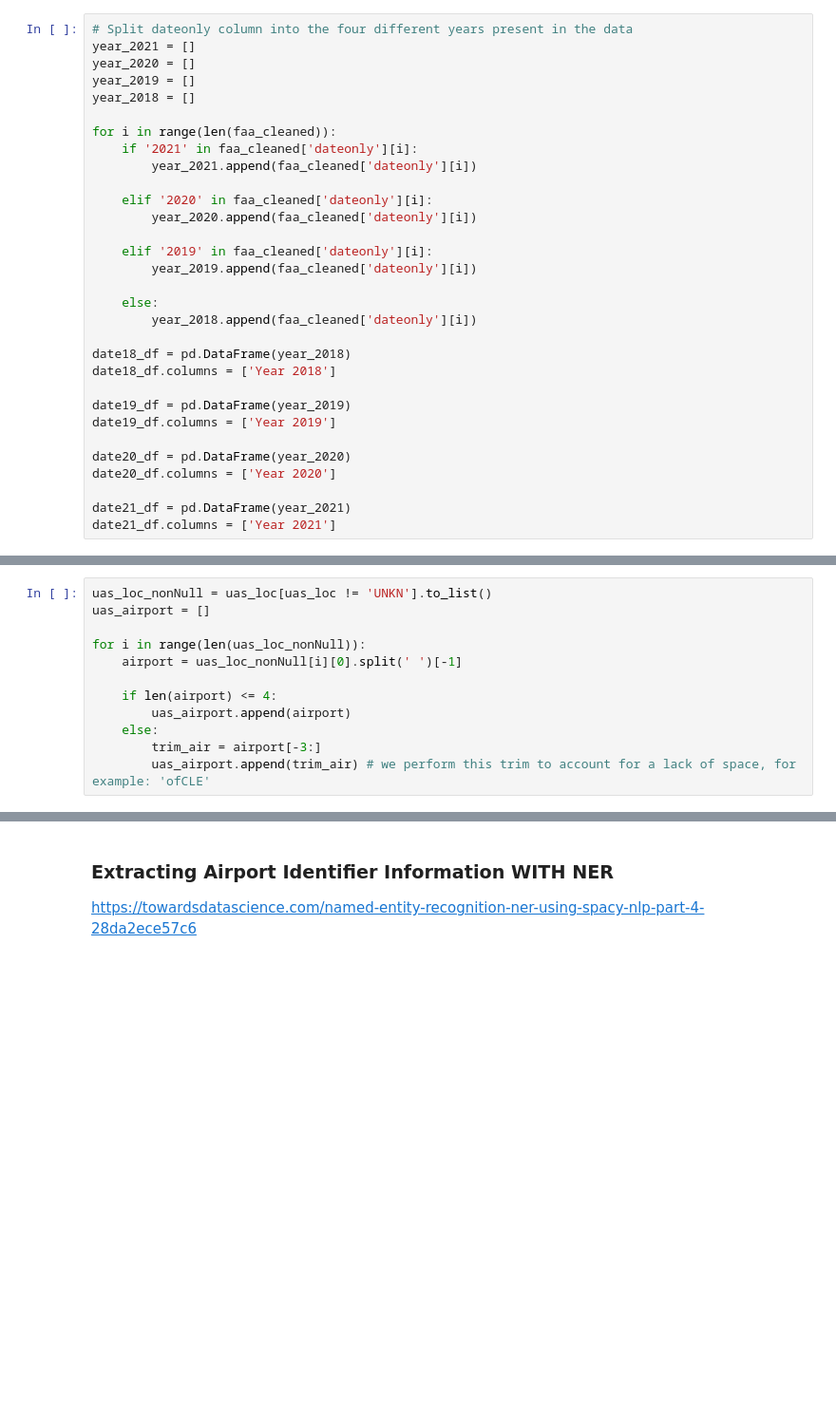
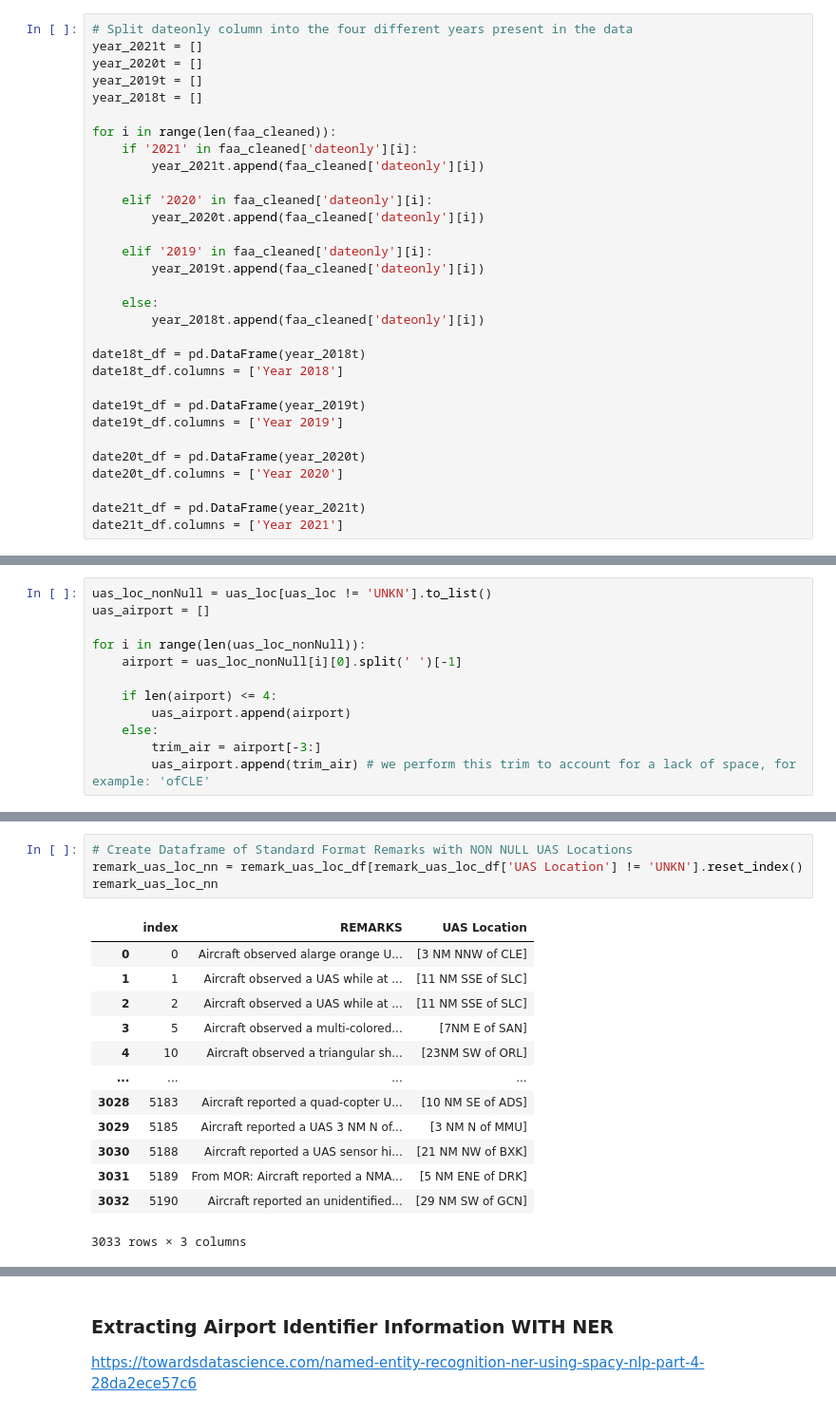
Before and after one commit to LexMG/DAEN690-FAA-UAS, a Jupyter notebook: Standard_Remarks_Exploratory.ipynb, the cells around one changed output, grey strips where cells are left out. Shown at 95% size. Saved outputs shown, nothing was run; the diff lists cells and outputs as text; blank space fills up the shorter version.

```diff
--- a/Standard_Remarks_Exploratory.ipynb
+++ b/Standard_Remarks_Exploratory.ipynb
@@ -70,34 +84,34 @@ Year 2021:  1735 standard remarks entered
 faa_cleaned = pd.read_csv('C:/Users/grace/OneDrive/Desktop/GMU/DAEN690/Incidents_Cleaned.csv',encoding='cp1252')
 # %%
 # Split dateonly column into the four different years present in the data
-year_2021 = []
-year_2020 = []
-year_2019 = []
-year_2018 = []
+year_2021t = []
+year_2020t = []
+year_2019t = []
+year_2018t = []
 
 for i in range(len(faa_cleaned)):
     if '2021' in faa_cleaned['dateonly'][i]:
-        year_2021.append(faa_cleaned['dateonly'][i])
+        year_2021t.append(faa_cleaned['dateonly'][i])
 
     elif '2020' in faa_cleaned['dateonly'][i]:
-        year_2020.append(faa_cleaned['dateonly'][i])
+        year_2020t.append(faa_cleaned['dateonly'][i])
 
     elif '2019' in faa_cleaned['dateonly'][i]:
-        year_2019.append(faa_cleaned['dateonly'][i])
+        year_2019t.append(faa_cleaned['dateonly'][i])
 
     else:
-        year_2018.append(faa_cleaned['dateonly'][i])
+        year_2018t.append(faa_cleaned['dateonly'][i])
 
-date18_df = pd.DataFrame(year_2018)
-date18_df.columns = ['Year 2018']
+date18t_df = pd.DataFrame(year_2018t)
+date18t_df.columns = ['Year 2018']
 
-date19_df = pd.DataFrame(year_2019)
-date19_df.columns = ['Year 2019']
+date19t_df = pd.DataFrame(year_2019t)
+date19t_df.columns = ['Year 2019']
 
-date20_df = pd.DataFrame(year_2020)
-date20_df.columns = ['Year 2020']
+date20t_df = pd.DataFrame(year_2020t)
+date20t_df.columns = ['Year 2020']
 
-date21_df = pd.DataFrame(year_2021)
-date21_df.columns = ['Year 2021']
+date21t_df = pd.DataFrame(year_2021t)
+date21t_df.columns = ['Year 2021']
 # %%
 print('Total Count of Remarks Input through SkyWatch, per Year\n\nYear 2018: ',
@@ -283,3 +307,21 @@ uas_airport_df['AIRPORT IDENT'] = uas_airport
+# %%
+# Create Dataframe of Standard Format Remarks with NON NULL UAS Locations
+remark_uas_loc_nn = remark_uas_loc_df[remark_uas_loc_df['UAS Location'] != 'UNKN'].reset_index()
+remark_uas_loc_nn
+# %% [output]
+|  | index | REMARKS | UAS Location |
+| 0 | 0 | Aircraft observed alarge orange U... | [3 NM NNW of CLE] |
+| 1 | 1 | Aircraft observed a UAS while at ... | [11 NM SSE of SLC] |
+| 2 | 2 | Aircraft observed a UAS while at ... | [11 NM SSE of SLC] |
+| 3 | 5 | Aircraft observed a multi-colored... | [7NM E of SAN] |
+| 4 | 10 | Aircraft observed a triangular sh... | [23NM SW of ORL] |
+| ... | ... | ... | ... |
+| 3028 | 5183 | Aircraft reported a quad-copter U... | [10 NM SE of ADS] |
+| 3029 | 5185 | Aircraft reported a UAS 3 NM N of... | [3 NM N of MMU] |
+| 3030 | 5188 | Aircraft reported a UAS sensor hi... | [21 NM NW of BXK] |
+| 3031 | 5189 | From MOR: Aircraft reported a NMA... | [5 NM ENE of DRK] |
+| 3032 | 5190 | Aircraft reported an unidentified... | [29 NM SW of GCN] |
+3033 rows × 3 columns
 # %%
 # Create Plot of Top 20 Airports with UAS Sightings reported through SkyWatch
 
```
Also changed, not shown: parts of 11 cells of this notebook, 1 other file.
